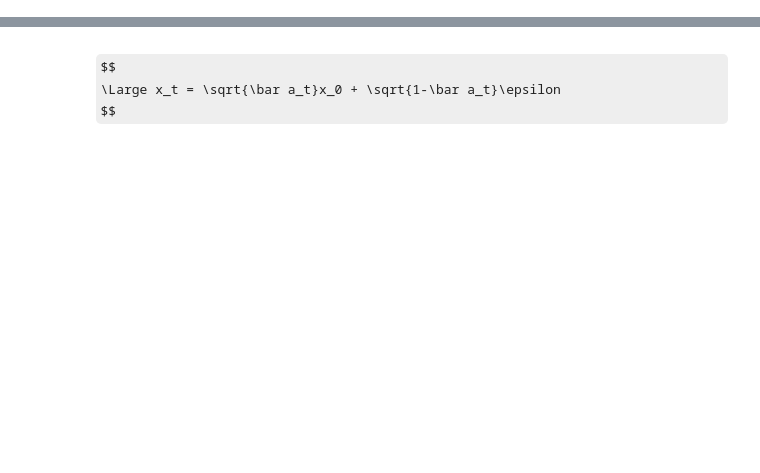
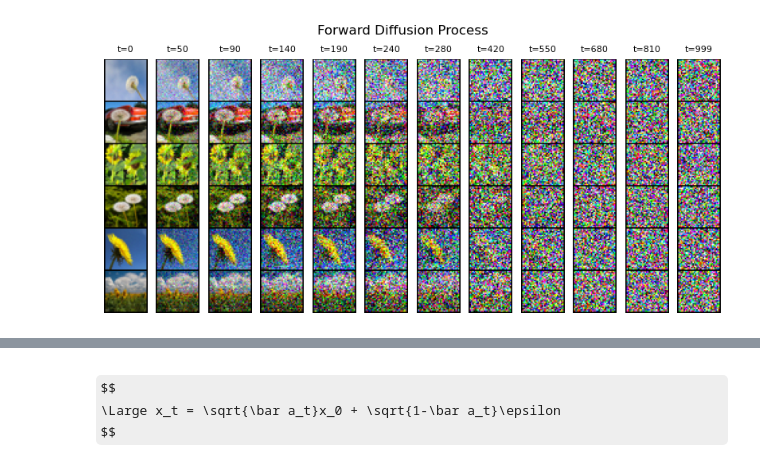
Before and after one commit to Grazvy/Diffusion_Models_demonstration, a Jupyter notebook: DDPM.ipynb, the cells around one changed output, grey strips where cells are left out. Cells and saved outputs as stored; diff of their text form; code cells hidden in the pictures; some formulas as TeX source; blank space fills up the shorter version.

```diff
--- a/DDPM.ipynb
+++ b/DDPM.ipynb
@@ -55 +53,5 @@ visualize_data(dataset_name="Flowers", amount=72)
+# %%
+visualize_forward("Flowers")
+# %% [output]
+[figure, added]
 # %%
```
Also changed, not shown: parts of 11 cells of this notebook, 3 other files.
